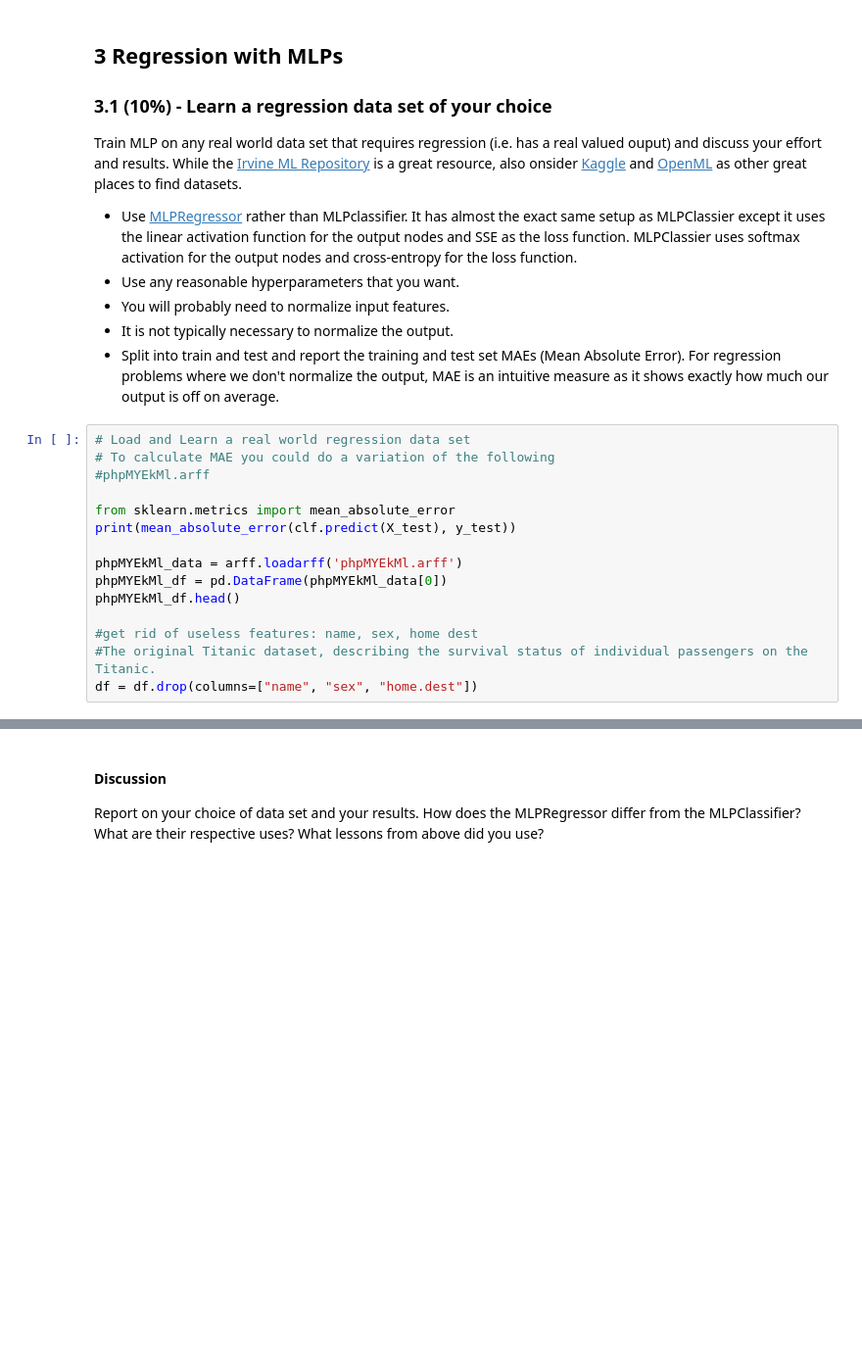
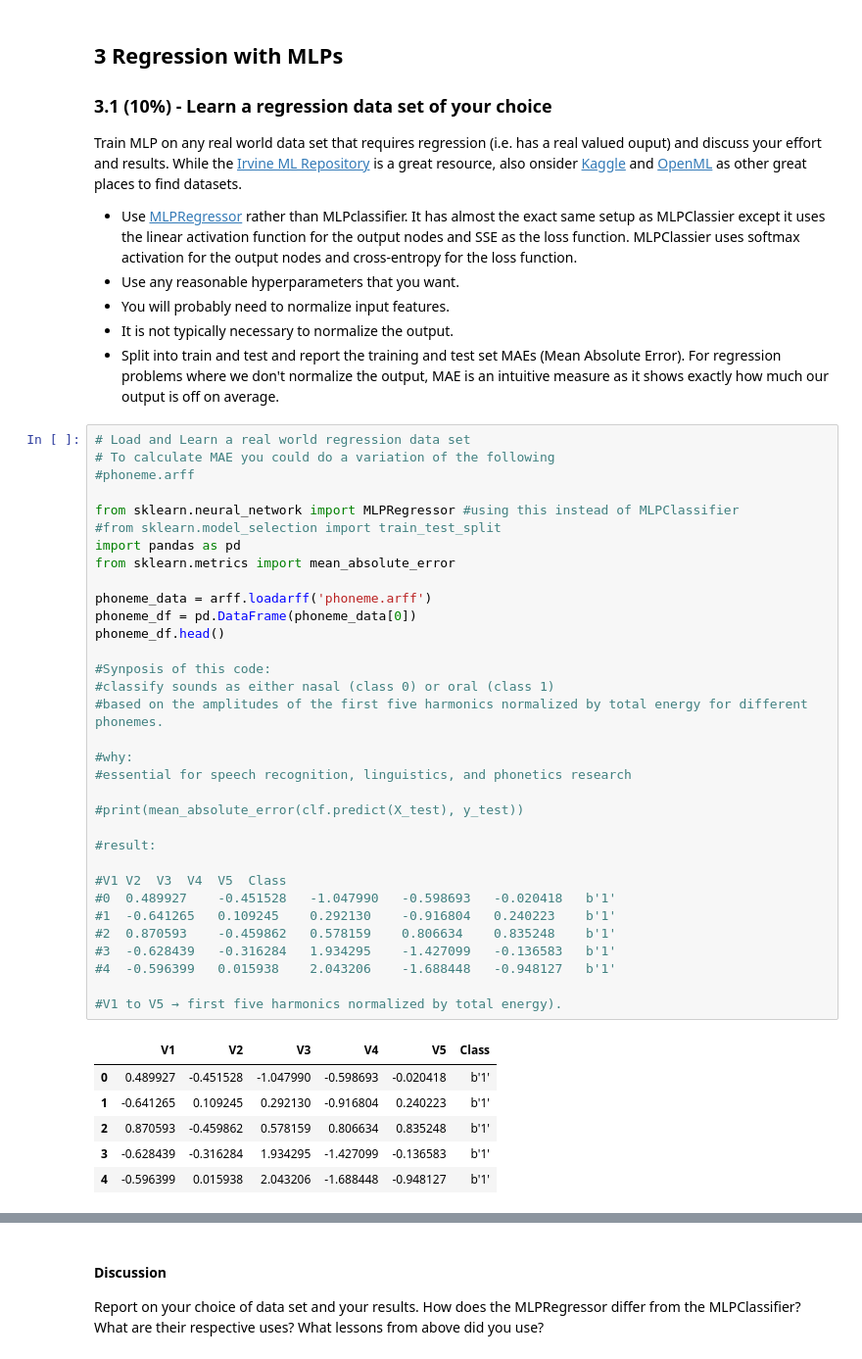
Before and after one commit to joansia9/backprop, a Jupyter notebook: Backpropagation Lab.ipynb, the cells around one changed output, grey strips where cells are left out. Shown at 98% size. Cells and saved outputs as stored; diff of their text form; blank space fills up the shorter version.

```diff
--- a/Backpropagation Lab.ipynb
+++ b/Backpropagation Lab.ipynb
@@ -752,18 +758,43 @@ Train MLP on any real world data set that requires regression (i.e. has a real v
 - You will probably need to normalize input features.
 - It is not typically necessary to normalize the output.
 - Split into train and test and report the training and test set MAEs (Mean Absolute Error). For regression problems where we don't normalize the output, MAE is an intuitive measure as it shows exactly how much our output is off on average.
-# %%
-# Load and Learn a real world regression data set
-# To calculate MAE you could do a variation of the following
-#phpMYEkMl.arff
-
-from sklearn.metrics import mean_absolute_error
-print(mean_absolute_error(clf.predict(X_test), y_test))
-
-phpMYEkMl_data = arff.loadarff('phpMYEkMl.arff')
-phpMYEkMl_df = pd.DataFrame(phpMYEkMl_data[0])
-phpMYEkMl_df.head()
-
-#get rid of useless features: name, sex, home dest
-#The original Titanic dataset, describing the survival status of individual passengers on the Titanic.
-df = df.drop(columns=["name", "sex", "home.dest"])
+# %%
+# Load and Learn a real world regression data set
+# To calculate MAE you could do a variation of the following
+#phoneme.arff
+
+from sklearn.neural_network import MLPRegressor #using this instead of MLPClassifier
+#from sklearn.model_selection import train_test_split
+import pandas as pd
+from sklearn.metrics import mean_absolute_error
+
+phoneme_data = arff.loadarff('phoneme.arff')
+phoneme_df = pd.DataFrame(phoneme_data[0])
+phoneme_df.head()
+
+#Synposis of this code:
+#classify sounds as either nasal (class 0) or oral (class 1)
+#based on the amplitudes of the first five harmonics normalized by total energy for different phonemes.
+
+#why:
+#essential for speech recognition, linguistics, and phonetics research
+
+#print(mean_absolute_error(clf.predict(X_test), y_test))
+
+#result:
+
+#V1	V2	V3	V4	V5	Class
+#0	0.489927	-0.451528	-1.047990	-0.598693	-0.020418	b'1'
+#1	-0.641265	0.109245	0.292130	-0.916804	0.240223	b'1'
+#2	0.870593	-0.459862	0.578159	0.806634	0.835248	b'1'
+#3	-0.628439	-0.316284	1.934295	-1.427099	-0.136583	b'1'
+#4	-0.596399	0.015938	2.043206	-1.688448	-0.948127	b'1'
+
+#V1 to V5 → first five harmonics normalized by total energy).
+# %% [output]
+|  | V1 | V2 | V3 | V4 | V5 | Class |
+| 0 | 0.489927 | -0.451528 | -1.047990 | -0.598693 | -0.020418 | b'1' |
+| 1 | -0.641265 | 0.109245 | 0.292130 | -0.916804 | 0.240223 | b'1' |
+| 2 | 0.870593 | -0.459862 | 0.578159 | 0.806634 | 0.835248 | b'1' |
+| 3 | -0.628439 | -0.316284 | 1.934295 | -1.427099 | -0.136583 | b'1' |
+| 4 | -0.596399 | 0.015938 | 2.043206 | -1.688448 | -0.948127 | b'1' |
```
Also changed, not shown: parts of 3 cells of this notebook.
